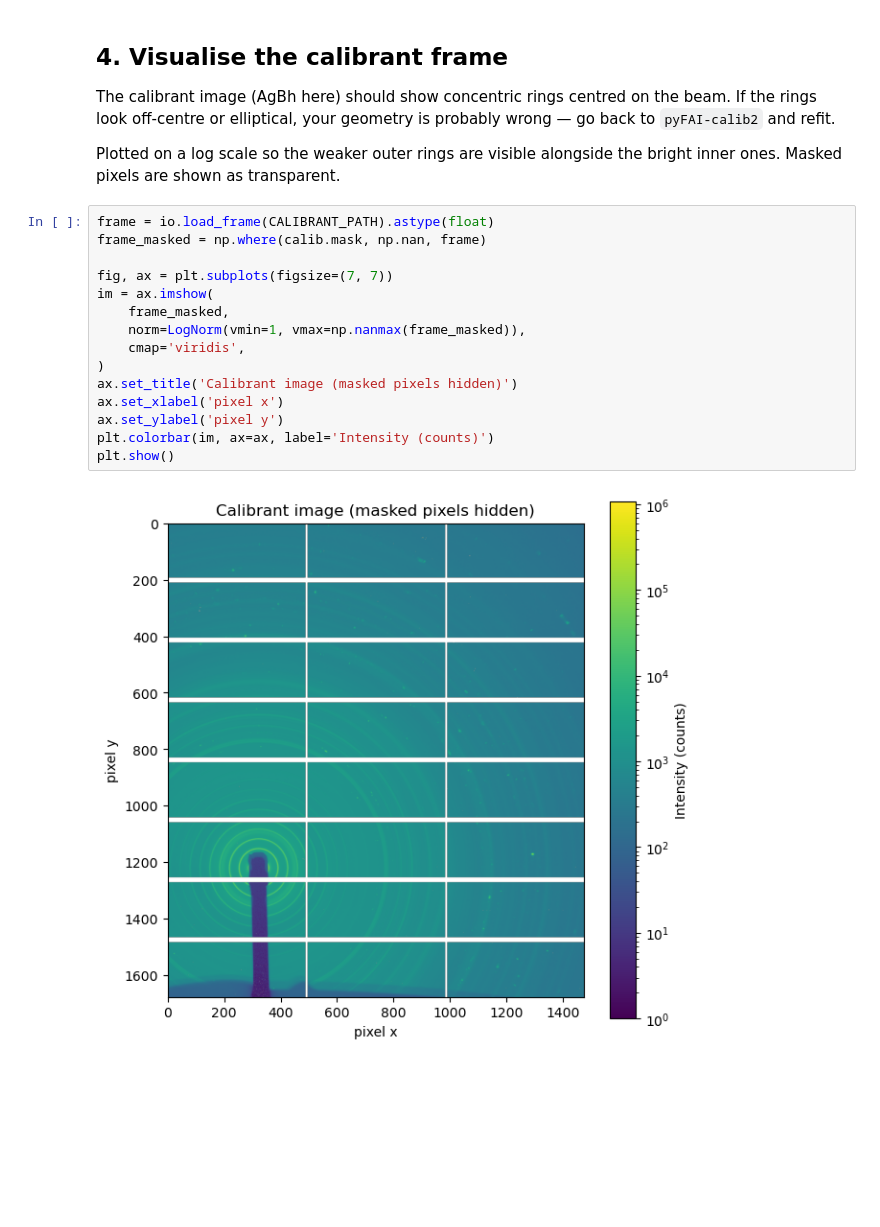
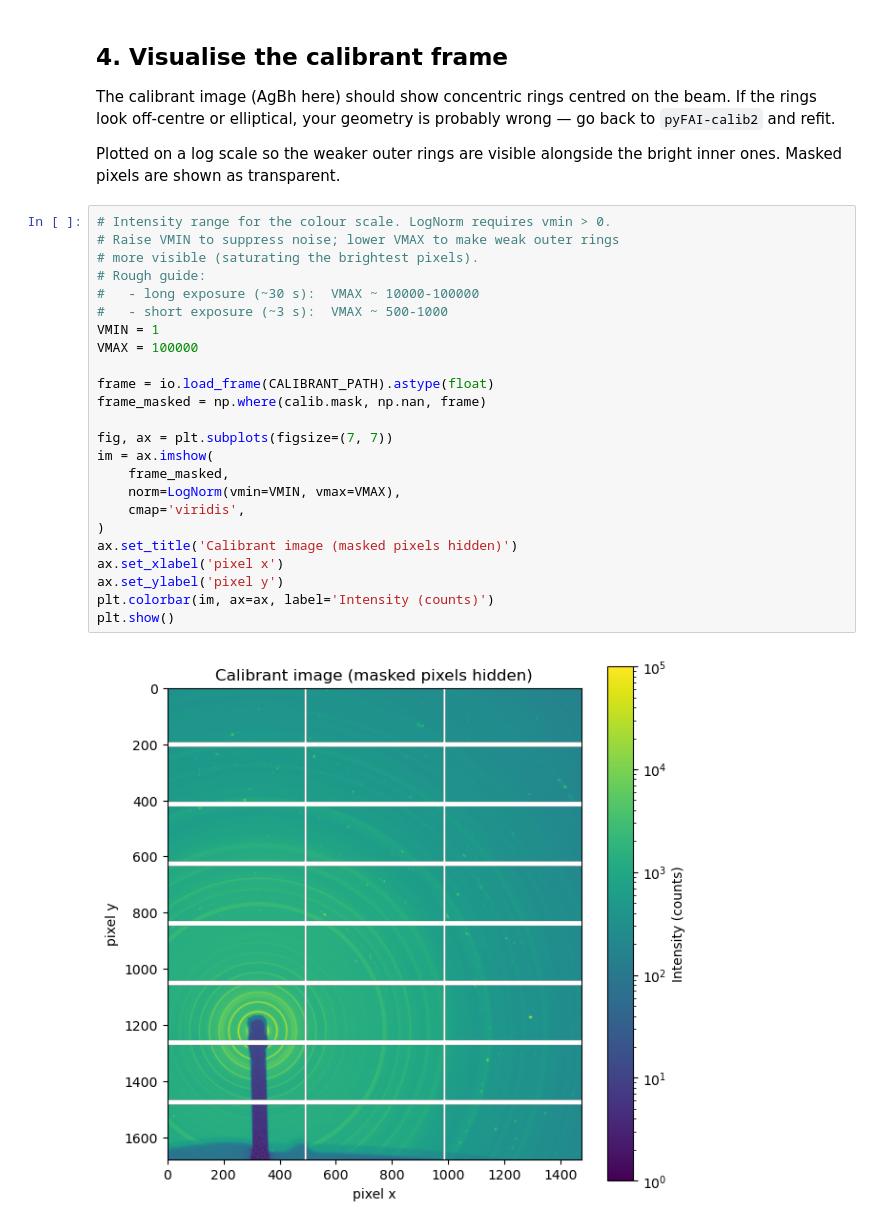
Before and after one commit to omgough/giwaxs-analysis, a Jupyter notebook: notebooks/01_check_calibration.ipynb, the cells around one changed output. Cells and saved outputs as stored; diff of their text form; blank space fills up the shorter version.

```diff
--- a/notebooks/01_check_calibration.ipynb
+++ b/notebooks/01_check_calibration.ipynb
@@ -49,19 +50,28 @@ The calibrant image (AgBh here) should show concentric rings centred on the beam
 
 Plotted on a log scale so the weaker outer rings are visible alongside the bright inner ones. Masked pixels are shown as transparent.
 # %%
+# Intensity range for the colour scale. LogNorm requires vmin > 0.
+# Raise VMIN to suppress noise; lower VMAX to make weak outer rings
+# more visible (saturating the brightest pixels).
+# Rough guide:
+#   - long exposure (~30 s):  VMAX ~ 10000-100000
+#   - short exposure (~3 s):  VMAX ~ 500-1000
+VMIN = 1
+VMAX = 100000
+
 frame = io.load_frame(CALIBRANT_PATH).astype(float)
 frame_masked = np.where(calib.mask, np.nan, frame)
 
 fig, ax = plt.subplots(figsize=(7, 7))
 im = ax.imshow(
     frame_masked,
-    norm=LogNorm(vmin=1, vmax=np.nanmax(frame_masked)),
+    norm=LogNorm(vmin=VMIN, vmax=VMAX),
     cmap='viridis',
 )
 ax.set_title('Calibrant image (masked pixels hidden)')
 ax.set_xlabel('pixel x')
 ax.set_ylabel('pixel y')
 plt.colorbar(im, ax=ax, label='Intensity (counts)')
 plt.show()
 # %% [output]
-[figure, old version]
+[figure, new version]
```
Also changed, not shown: parts of 2 cells of this notebook.
